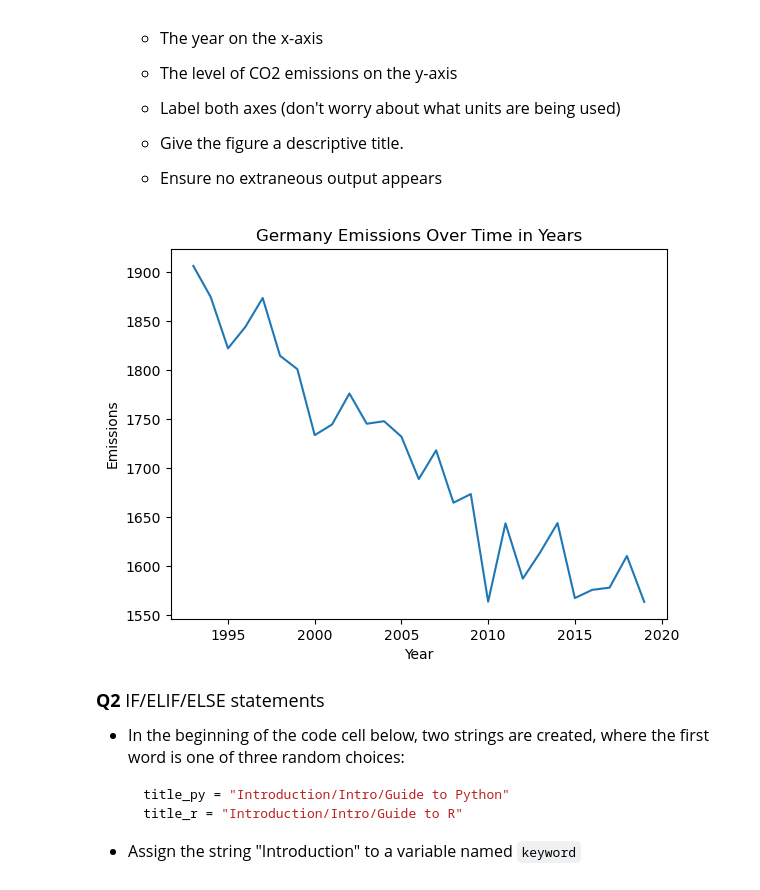
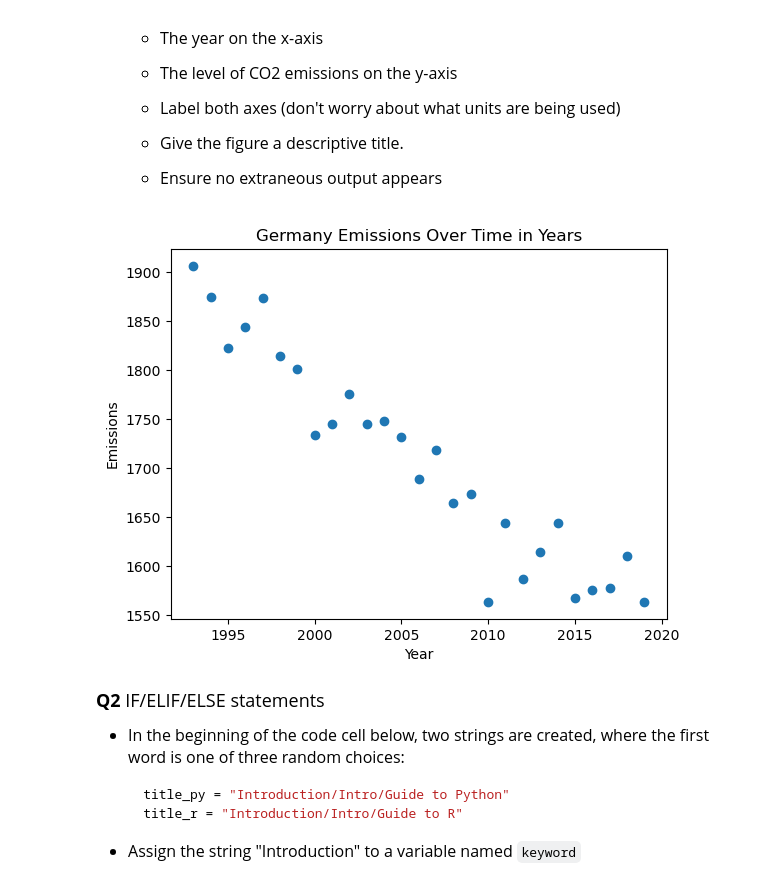
Before and after one commit to lucasanckl66/datasci151spring2026, a Jupyter notebook: _quizzes/practice_quiz.ipynb, the cells around one changed output. Cells and saved outputs as stored; diff of their text form; code cells hidden in the pictures.

```diff
--- a/_quizzes/practice_quiz.ipynb
+++ b/_quizzes/practice_quiz.ipynb
@@ -55,14 +55,14 @@ import pandas as pd
 # %%
 # your code here
 data_germany = pd.read_csv('quiz_data/germany_emission.csv')
 
-plt.plot(data_germany['Year'], data_germany['CO2_emission'])
+plt.scatter(data_germany['Year'], data_germany['CO2_emission'])
 plt.xlabel('Year')
 plt.ylabel('Emissions')
 plt.title('Germany Emissions Over Time in Years')
 plt.show()
 # %% [output]
-[figure, old version]
+[figure, new version]
 # %% [markdown]
 <font size = "4">
 
```
Also changed, not shown: parts of 3 cells of this notebook.
